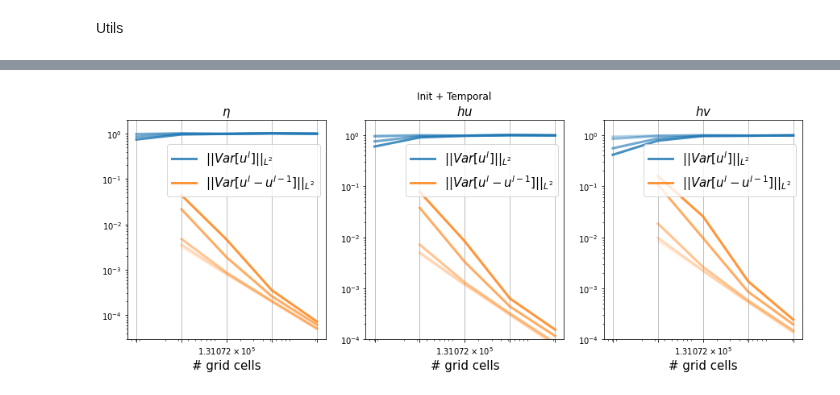
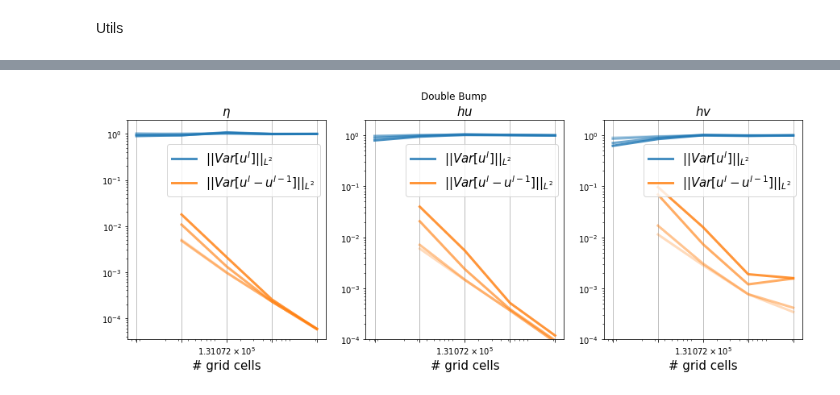
Before and after one commit to sintefmath/multilevelDA, a Jupyter notebook: notebooks/Basin-VarianceLevel-PostProcessing.ipynb, the cells around one changed output, grey strips where cells are left out. Drawn from its saved outputs; the diff is of its cells as text; code cells hidden in the pictures.

```diff
--- a/notebooks/Basin-VarianceLevel-PostProcessing.ipynb
+++ b/notebooks/Basin-VarianceLevel-PostProcessing.ipynb
@@ -58,7 +58,7 @@ for l in ls:
         "dy": lvl_grid_args["dy"],
         } )
 # %%
-source_path = "/home/florianb/havvarsel/multilevelDA/scripts/VarianceLevels/Basin/2023-05-03T11_01_34"
+source_path = "/home/florianb/havvarsel/multilevelDA/scripts/VarianceLevels/Basin/2023-05-05T14_03_12"
 # %%
 vars_list = []
 diff_vars_list = []
@@ -150,4 +142,4 @@ plotLvlVarTs("/home/florianb/havvarsel/multilevelDA/scripts/VarianceLevels/Basin
-# %%
-plotLvlVarTs("/home/florianb/havvarsel/multilevelDA/scripts/VarianceLevels/Basin/2023-05-03T04_08_39", suptitle="Init + Temporal", huv_lim=1e-4)
-# %% [output]
-[figure, removed]
+# %%
+plotLvlVarTs(source_path, suptitle="Double Bump", huv_lim=1e-4)
+# %% [output]
+[figure, added]
```
Also changed, not shown: parts of 4 cells of this notebook.
